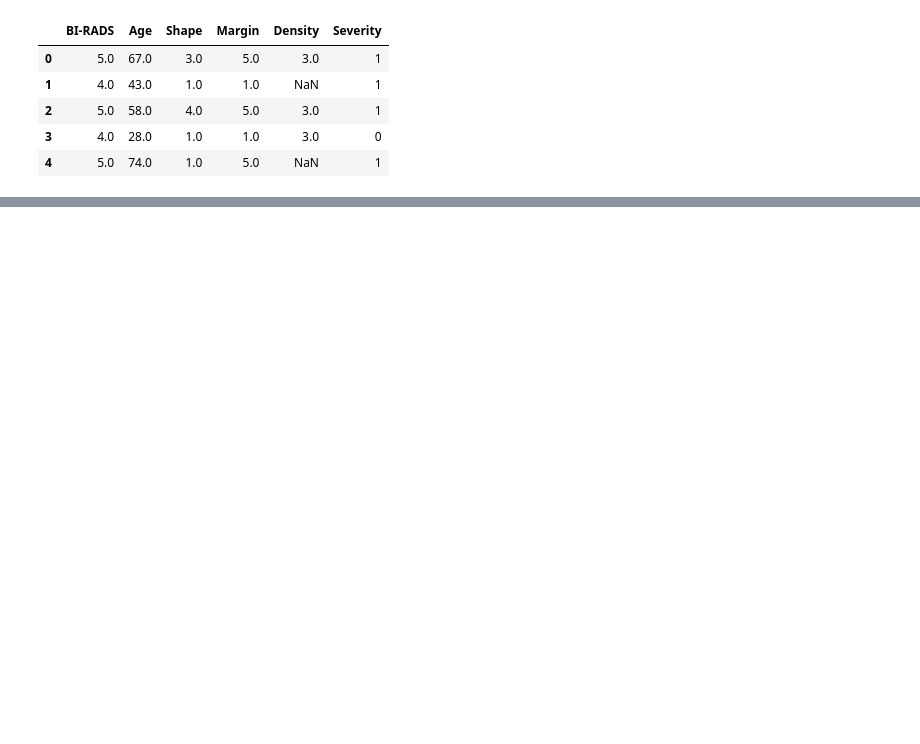
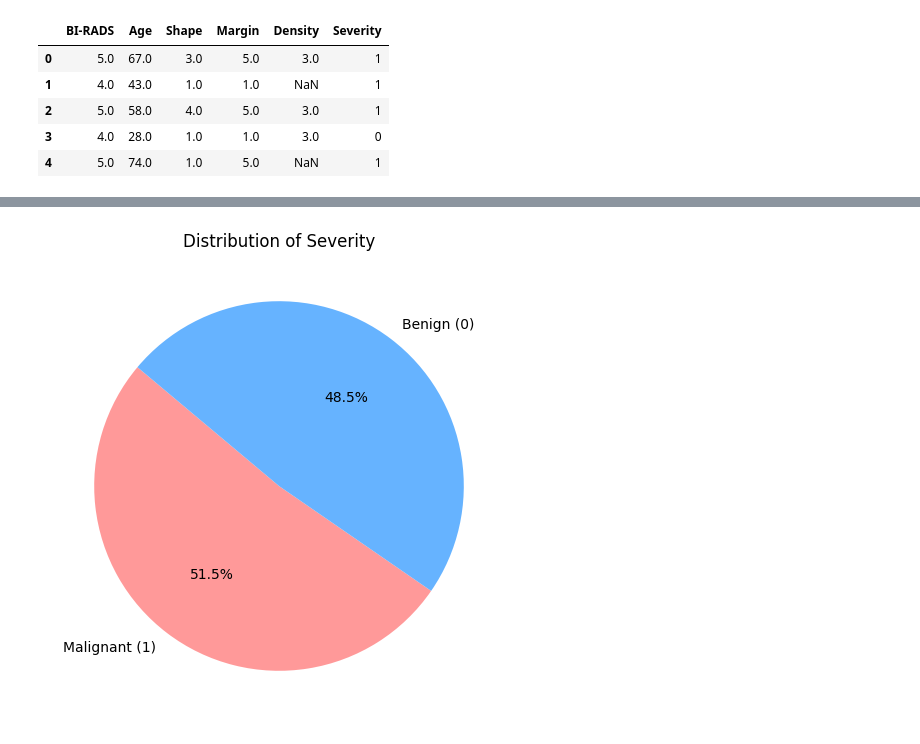
Before and after one commit to ceciliasant/AAproj1, a Jupyter notebook: proj1.ipynb, the cells around one changed output, grey strips where cells are left out. Cells and saved outputs as stored; diff of their text form; code cells hidden in the pictures; blank space fills up the shorter version.

```diff
--- a/proj1.ipynb
+++ b/proj1.ipynb
@@ -80,0 +80,9 @@ plt.show()
+# %%
+## Severity distribution
+
+plt.figure(figsize=(6,6))
+plt.pie(df['Severity'].value_counts(), labels=['Malignant (1)', 'Benign (0)'], autopct='%1.1f%%', startangle=140, colors=['#ff9999','#66b3ff'])
+plt.title('Distribution of Severity')
+plt.show()
+# %% [output]
+[figure, added]
```
Also changed, not shown: parts of 10 cells of this notebook.
